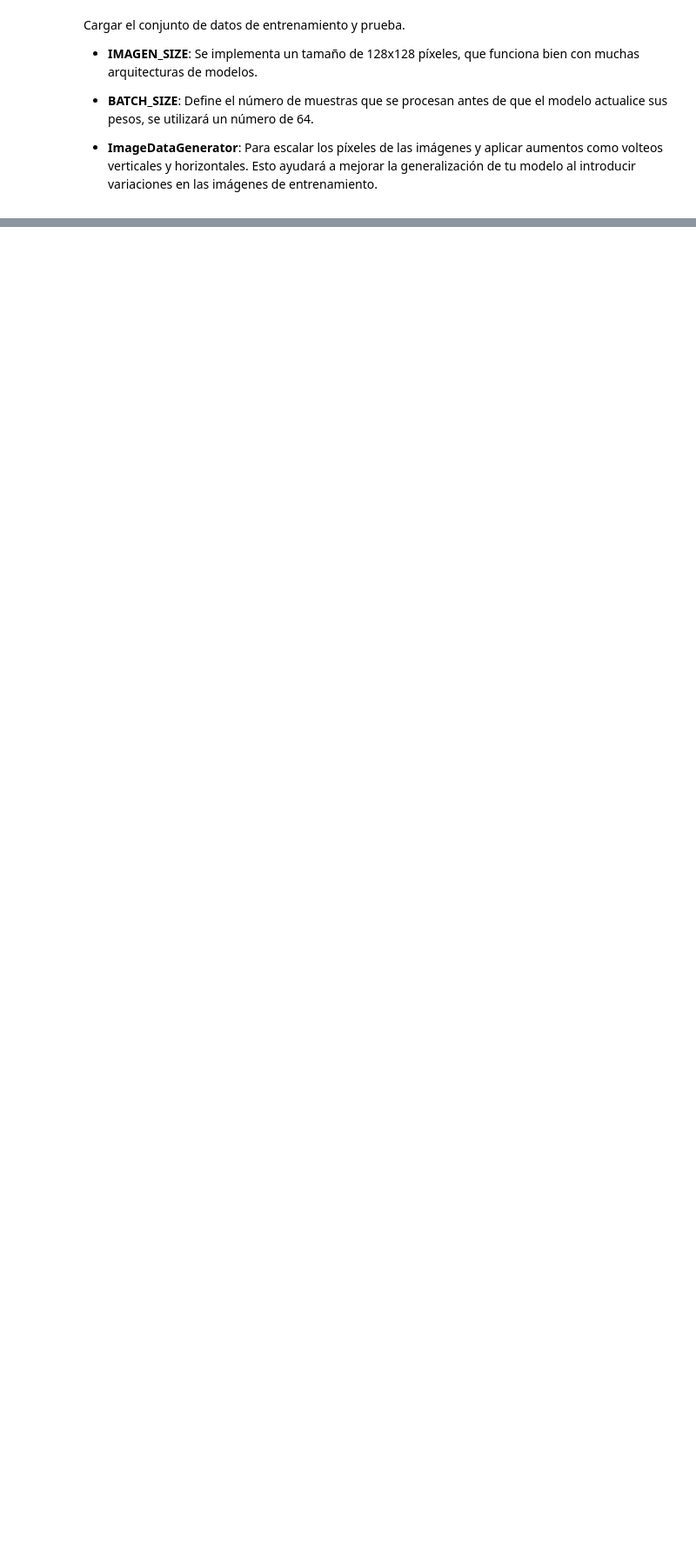
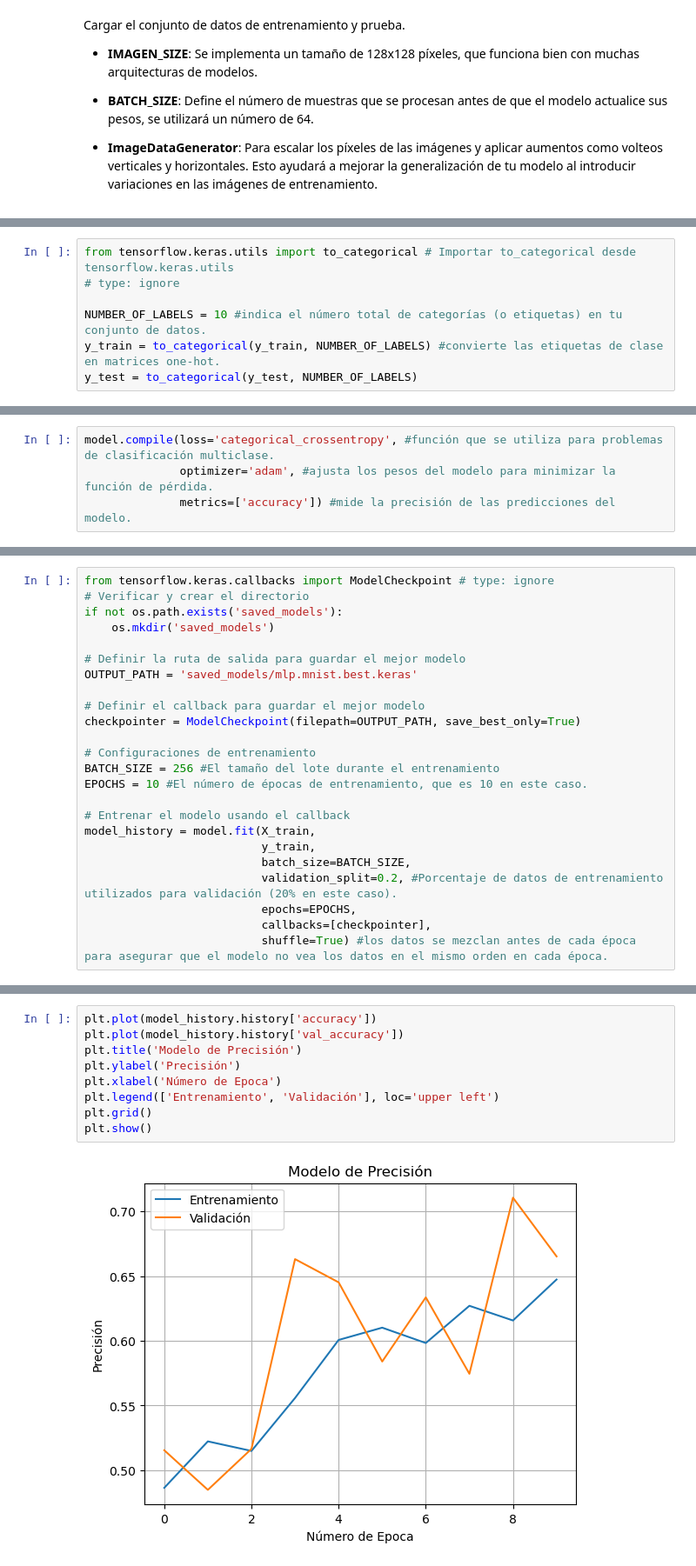
Before and after one commit to ctobar96/Redes-Convolucionales, a Jupyter notebook: 001-CNN_MLP.ipynb, the cells around one changed output, grey strips where cells are left out. Shown at 87% size. Drawn from its saved outputs; the diff is of its cells as text; blank space fills up the shorter version.

```diff
--- a/001-CNN_MLP.ipynb
+++ b/001-CNN_MLP.ipynb
@@ -122,0 +212,7 @@ test_dataset = data_generator.flow_from_directory(
+# %%
+from tensorflow.keras.utils import to_categorical # Importar to_categorical desde tensorflow.keras.utils
+# type: ignore
+
+NUMBER_OF_LABELS = 10 #indica el número total de categorías (o etiquetas) en tu conjunto de datos.
+y_train = to_categorical(y_train, NUMBER_OF_LABELS) #convierte las etiquetas de clase en matrices one-hot.
+y_test = to_categorical(y_test, NUMBER_OF_LABELS)
@@ -122,0 +270,4 @@ test_dataset = data_generator.flow_from_directory(
+# %%
+model.compile(loss='categorical_crossentropy', #función que se utiliza para problemas de clasificación multiclase.
+              optimizer='adam', #ajusta los pesos del modelo para minimizar la función de pérdida.
+              metrics=['accuracy']) #mide la precisión de las predicciones del modelo.
@@ -122,0 +287,24 @@ test_dataset = data_generator.flow_from_directory(
+# %%
+from tensorflow.keras.callbacks import ModelCheckpoint # type: ignore
+# Verificar y crear el directorio
+if not os.path.exists('saved_models'):
+    os.mkdir('saved_models')
+
+# Definir la ruta de salida para guardar el mejor modelo
+OUTPUT_PATH = 'saved_models/mlp.mnist.best.keras'
+
+# Definir el callback para guardar el mejor modelo
+checkpointer = ModelCheckpoint(filepath=OUTPUT_PATH, save_best_only=True)
+
+# Configuraciones de entrenamiento
+BATCH_SIZE = 256 #El tamaño del lote durante el entrenamiento
+EPOCHS = 10 #El número de épocas de entrenamiento, que es 10 en este caso.
+
+# Entrenar el modelo usando el callback
+model_history = model.fit(X_train,
+                          y_train,
+                          batch_size=BATCH_SIZE,
+                          validation_split=0.2, #Porcentaje de datos de entrenamiento utilizados para validación (20% en este caso).
+                          epochs=EPOCHS,
+                          callbacks=[checkpointer],
+                          shuffle=True) #los datos se mezclan antes de cada época para asegurar que el modelo no vea los datos en el mismo orden en cada época.
@@ -122,0 +335,11 @@ test_dataset = data_generator.flow_from_directory(
+# %%
+plt.plot(model_history.history['accuracy'])
+plt.plot(model_history.history['val_accuracy'])
+plt.title('Modelo de Precisión')
+plt.ylabel('Precisión')
+plt.xlabel('Número de Epoca')
+plt.legend(['Entrenamiento', 'Validación'], loc='upper left')
+plt.grid()
+plt.show()
+# %% [output]
+[figure, added]
```
Also changed, not shown: parts of 42 cells of this notebook.
